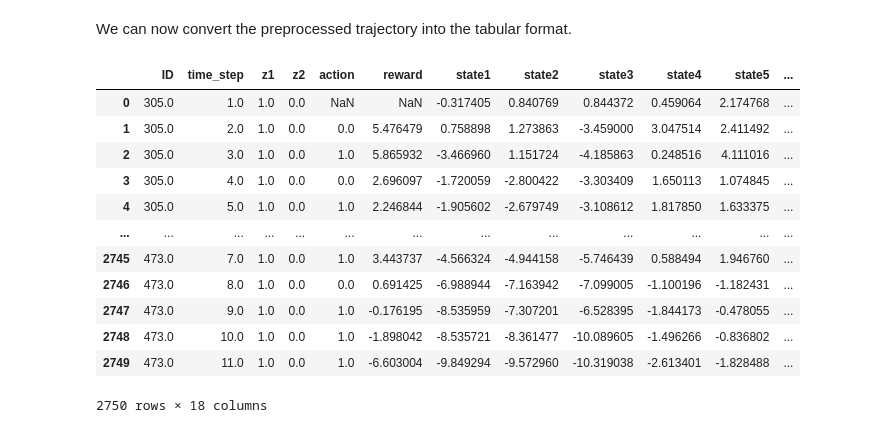
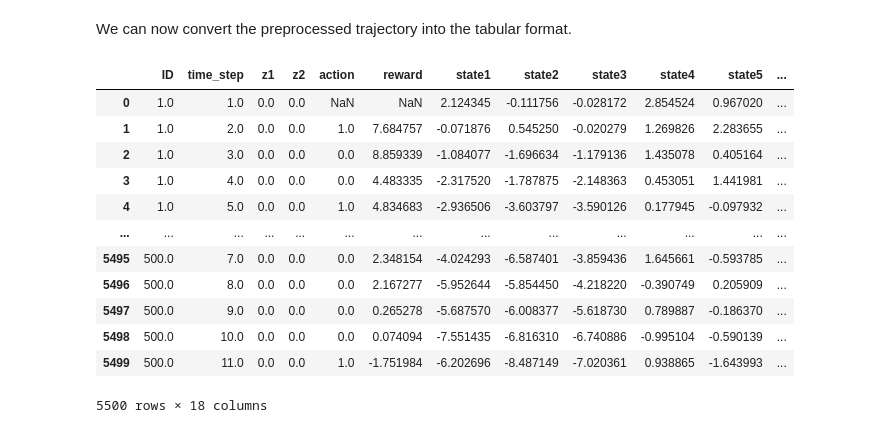
Before and after one commit to zhenkewu/CFRL, a Jupyter notebook: examples/preprocessing_only_workflow.ipynb, the cells around one changed output. Drawn from its saved outputs; the diff is of its cells as text; code cells hidden in the pictures.

```diff
--- a/examples/preprocessing_only_workflow.ipynb
+++ b/examples/preprocessing_only_workflow.ipynb
@@ -163,29 +165,29 @@ states_tilde_cf5, rewards_tilde_cf5 = sp_cf5.train_preprocessor(zs=zs,
 We can now convert the preprocessed trajectory into the tabular format.
 # %%
 preprocessed_trajectory_cf5 = convert_trajectory_to_dataframe(
-                                            zs=zs_prepro,
-                                            states=states_tilde,
-                                            actions=actions_prepro,
-                                            rewards=rewards_tilde,
-                                            ids=ids_prepro,
+                                            zs=zs,
+                                            states=states_tilde_cf5,
+                                            actions=actions,
+                                            rewards=rewards_tilde_cf5,
+                                            ids=ids,
                                             z_labels=['z1', 'z2'],
                                             action_label='action',
                                             reward_label='reward',
                                             id_label='ID',
                                             T_label='time_step'
                                             )
 preprocessed_trajectory_cf5
 # %% [output]
 |  | ID | time_step | z1 | z2 | action | reward | state1 | state2 | state3 | state4 | state5 | ... |
-| 0 | 305.0 | 1.0 | 1.0 | 0.0 | NaN | NaN | -0.317405 | 0.840769 | 0.844372 | 0.459064 | 2.174768 | ... |
-| 1 | 305.0 | 2.0 | 1.0 | 0.0 | 0.0 | 5.476479 | 0.758898 | 1.273863 | -3.459000 | 3.047514 | 2.411492 | ... |
-| 2 | 305.0 | 3.0 | 1.0 | 0.0 | 1.0 | 5.865932 | -3.466960 | 1.151724 | -4.185863 | 0.248516 | 4.111016 | ... |
-| 3 | 305.0 | 4.0 | 1.0 | 0.0 | 0.0 | 2.696097 | -1.720059 | -2.800422 | -3.303409 | 1.650113 | 1.074845 | ... |
-| 4 | 305.0 | 5.0 | 1.0 | 0.0 | 1.0 | 2.246844 | -1.905602 | -2.679749 | -3.108612 | 1.817850 | 1.633375 | ... |
+| 0 | 1.0 | 1.0 | 0.0 | 0.0 | NaN | NaN | 2.124345 | -0.111756 | -0.028172 | 2.854524 | 0.967020 | ... |
+| 1 | 1.0 | 2.0 | 0.0 | 0.0 | 1.0 | 7.684757 | -0.071876 | 0.545250 | -0.020279 | 1.269826 | 2.283655 | ... |
+| 2 | 1.0 | 3.0 | 0.0 | 0.0 | 0.0 | 8.859339 | -1.084077 | -1.696634 | -1.179136 | 1.435078 | 0.405164 | ... |
+| 3 | 1.0 | 4.0 | 0.0 | 0.0 | 0.0 | 4.483335 | -2.317520 | -1.787875 | -2.148363 | 0.453051 | 1.441981 | ... |
+| 4 | 1.0 | 5.0 | 0.0 | 0.0 | 1.0 | 4.834683 | -2.936506 | -3.603797 | -3.590126 | 0.177945 | -0.097932 | ... |
 | ... | ... | ... | ... | ... | ... | ... | ... | ... | ... | ... | ... | ... |
-| 2745 | 473.0 | 7.0 | 1.0 | 0.0 | 1.0 | 3.443737 | -4.566324 | -4.944158 | -5.746439 | 0.588494 | 1.946760 | ... |
-| 2746 | 473.0 | 8.0 | 1.0 | 0.0 | 0.0 | 0.691425 | -6.988944 | -7.163942 | -7.099005 | -1.100196 | -1.182431 | ... |
-| 2747 | 473.0 | 9.0 | 1.0 | 0.0 | 1.0 | -0.176195 | -8.535959 | -7.307201 | -6.528395 | -1.844173 | -0.478055 | ... |
-| 2748 | 473.0 | 10.0 | 1.0 | 0.0 | 1.0 | -1.898042 | -8.535721 | -8.361477 | -10.089605 | -1.496266 | -0.836802 | ... |
-| 2749 | 473.0 | 11.0 | 1.0 | 0.0 | 1.0 | -6.603004 | -9.849294 | -9.572960 | -10.319038 | -2.613401 | -1.828488 | ... |
+| 5495 | 500.0 | 7.0 | 0.0 | 0.0 | 0.0 | 2.348154 | -4.024293 | -6.587401 | -3.859436 | 1.645661 | -0.593785 | ... |
+| 5496 | 500.0 | 8.0 | 0.0 | 0.0 | 0.0 | 2.167277 | -5.952644 | -5.854450 | -4.218220 | -0.390749 | 0.205909 | ... |
+| 5497 | 500.0 | 9.0 | 0.0 | 0.0 | 0.0 | 0.265278 | -5.687570 | -6.008377 | -5.618730 | 0.789887 | -0.186370 | ... |
+| 5498 | 500.0 | 10.0 | 0.0 | 0.0 | 0.0 | 0.074094 | -7.551435 | -6.816310 | -6.740886 | -0.995104 | -0.590139 | ... |
+| 5499 | 500.0 | 11.0 | 0.0 | 0.0 | 1.0 | -1.751984 | -6.202696 | -8.487149 | -7.020361 | 0.938865 | -1.643993 | ... |
-2750 rows × 18 columns
+5500 rows × 18 columns
```
Also changed, not shown: parts of 6 cells of this notebook, 8 other files.
